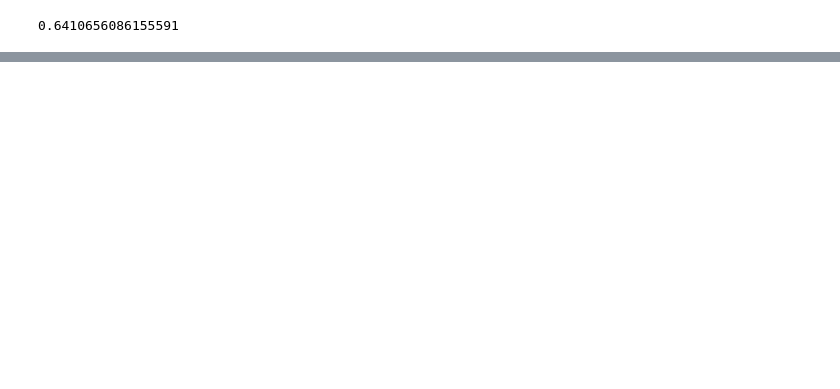
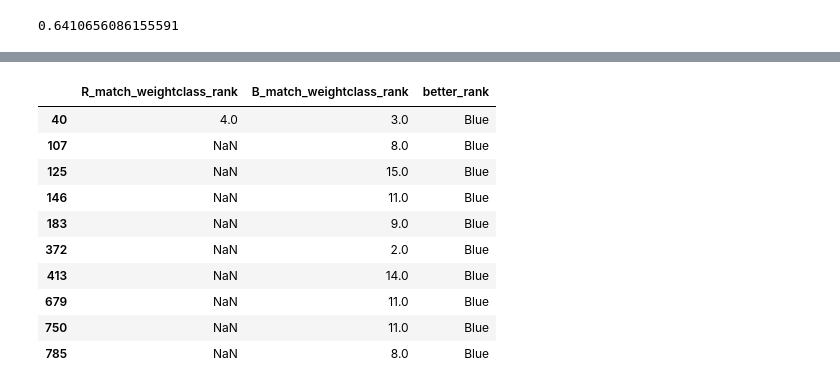
Before and after one commit to PrithviKaushik/fight-sense, a Jupyter notebook: notebooks/02_exploratory_data_analysis.ipynb, the cells around one changed output, grey strips where cells are left out. Saved outputs shown, nothing was run; the diff lists cells and outputs as text; code cells hidden in the pictures; blank space fills up the shorter version.

```diff
--- a/notebooks/02_exploratory_data_analysis.ipynb
+++ b/notebooks/02_exploratory_data_analysis.ipynb
@@ -342,0 +369,21 @@ Name: count, dtype: int64
+# %%
+ufc_data.loc[
+    ufc_data["better_rank"] == "Blue",
+    [
+        "R_match_weightclass_rank",
+        "B_match_weightclass_rank",
+        "better_rank"
+    ]
+].head(10)
+# %% [output]
+|  | R_match_weightclass_rank | B_match_weightclass_rank | better_rank |
+| 40 | 4.0 | 3.0 | Blue |
+| 107 | NaN | 8.0 | Blue |
+| 125 | NaN | 15.0 | Blue |
+| 146 | NaN | 11.0 | Blue |
+| 183 | NaN | 9.0 | Blue |
+| 372 | NaN | 2.0 | Blue |
+| 413 | NaN | 14.0 | Blue |
+| 679 | NaN | 11.0 | Blue |
+| 750 | NaN | 11.0 | Blue |
+| 785 | NaN | 8.0 | Blue |
```
Also changed, not shown: parts of 37 cells of this notebook.
